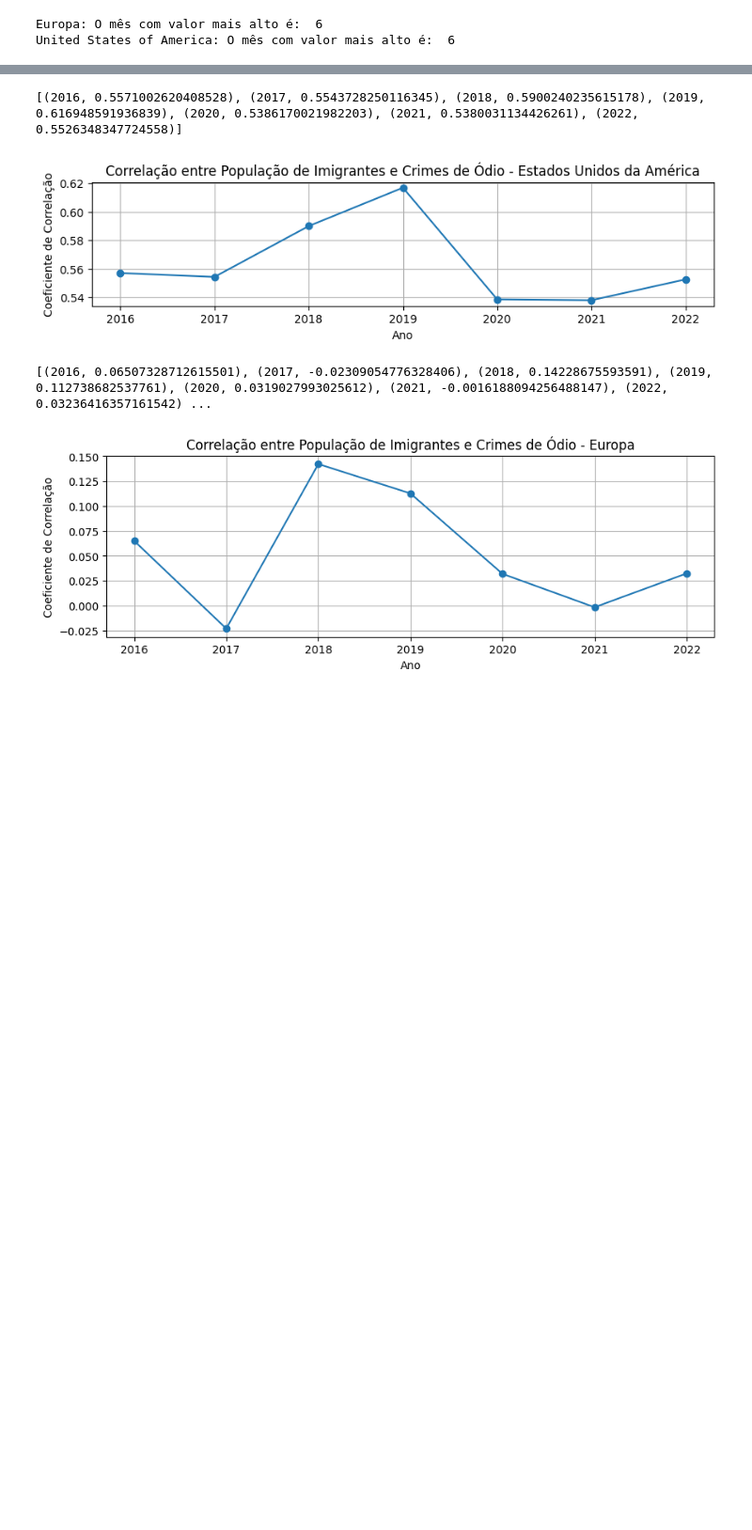
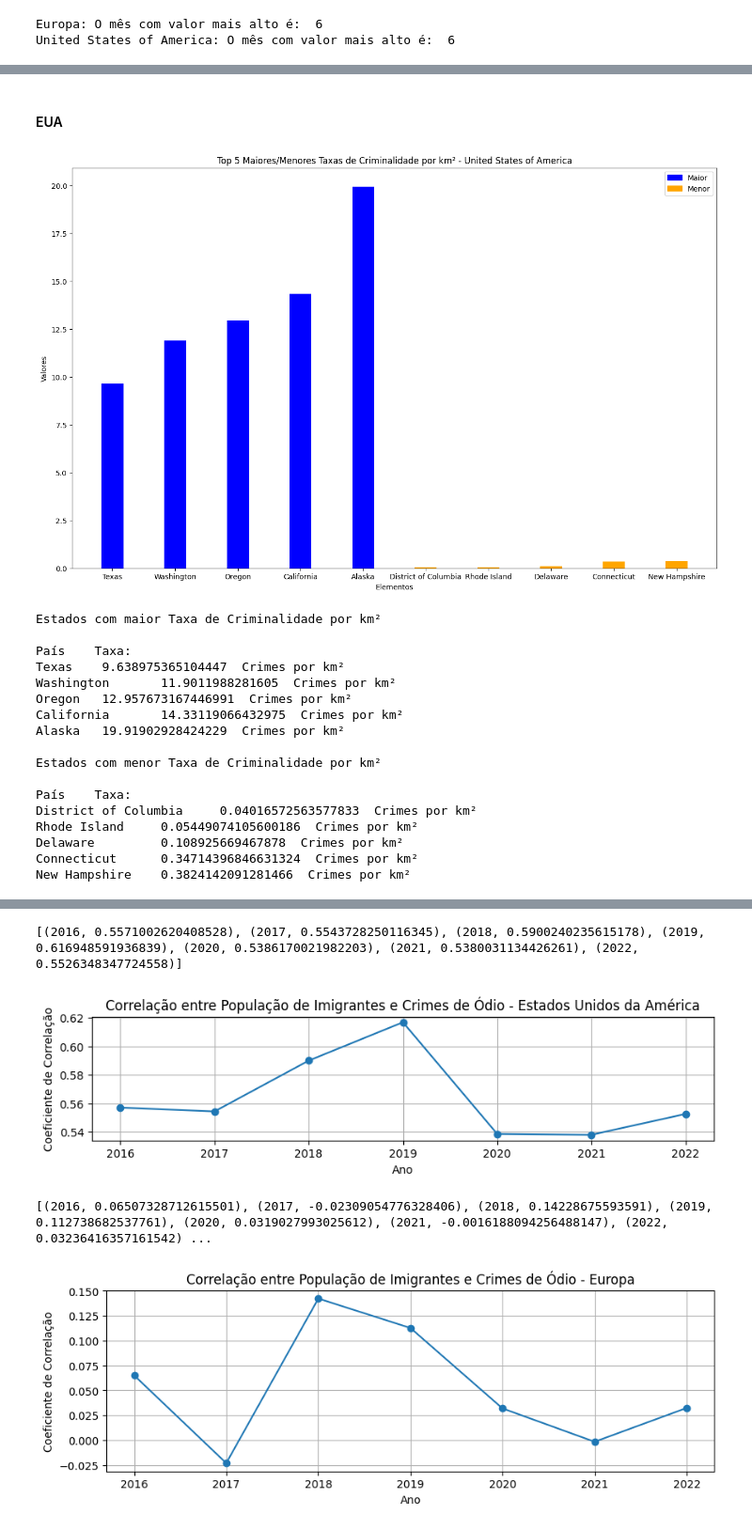
Before and after one commit to Sequeira12/SGD-Hate-Crimes-Analysis, a Jupyter notebook: Hate-crimes-analysis.ipynb, the cells around one changed output, grey strips where cells are left out. Shown at 94% size. Cells and saved outputs as stored; diff of their text form; code cells hidden in the pictures; blank space fills up the shorter version.

```diff
--- a/Hate-crimes-analysis.ipynb
+++ b/Hate-crimes-analysis.ipynb
@@ -1651,0 +1931,78 @@ Em ambos os locais, ......
+# %% [markdown]
+#### EUA
+# %%
+listadados = []
+for i in range(308,len(rowsTop)):
+    hel = []
+
+    if num <= rowsTop[i][2]:
+        num+=1
+        CountryInci.append(rowsTop[i][0])
+    else:
+        num = 2016
+        média = np.mean(CountryInci)
+        médiaPop = np.mean([rowsTop[i-1][4:10]])
+
+        CountryInci = []
+
+        dens = médiaPop/int(rowsTop[i-1][-1])
+        info = [((média/dens)),rowsTop[i-1][1]]
+        listadados.append(info)
+
+
+
+
+lista_ordenada = sorted(listadados, key=lambda x: x[0])
+menor = lista_ordenada[:5]
+
+lista_ordenada = sorted(listadados, key=lambda x: x[0])
+maior = lista_ordenada[-5:]
+# Pegar os rótulos e valores separadamente
+
+lab = [x[1] for x in maior] + [x[1] for x in menor]
+val = [x[0] for x in maior] + [x[0] for x in menor]
+l = ['Menor','Maior']
+
+# Criar o gráfico de barras
+plt.figure(figsize=(16, 10))
+largura = 0.35
+plt.bar(np.arange(len(val)), val, width=largura, color=['blue'] * len(menor) + ['orange'] * len(maior))
+plt.xlabel('Elementos')
+plt.ylabel('Valores')
+plt.title('Top 5 Maiores/Menores Taxas de Criminalidade por km² - United States of America')
+plt.xticks(np.arange(len(val)), lab)
+
+azul_patch = mpatches.Patch(color='blue', label='Maior')
+laranja_patch = mpatches.Patch(color='orange', label='Menor')
+plt.legend(handles=[azul_patch, laranja_patch])
+# Mostrar o gráfico
+plt.show()
+
+print("Estados com maior Taxa de Criminalidade por km²\n")
+print("País\tTaxa:")
+for i in range(5):
+    print(lab[i],"\t",val[i], " Crimes por km²")
+
+print("\nEstados com menor Taxa de Criminalidade por km²\n")
+print("País\tTaxa:")
+for i in range(5,len(lab)):
+    print(lab[i],"\t",val[i]," Crimes por km²")
+# %% [output]
+[figure, added]
+Estados com maior Taxa de Criminalidade por km²
+
+País    Taxa:
+Texas    9.638975365104447  Crimes por km²
+Washington       11.9011988281605  Crimes por km²
+Oregon   12.957673167446991  Crimes por km²
+California       14.33119066432975  Crimes por km²
+Alaska   19.91902928424229  Crimes por km²
+
+Estados com menor Taxa de Criminalidade por km²
+
+País    Taxa:
+District of Columbia     0.04016572563577833  Crimes por km²
+Rhode Island     0.05449074105600186  Crimes por km²
+Delaware         0.108925669467878  Crimes por km²
+Connecticut      0.34714396846631324  Crimes por km²
+New Hampshire    0.3824142091281466  Crimes por km²
```
Also changed, not shown: parts of 57 cells of this notebook, 3 other files.
